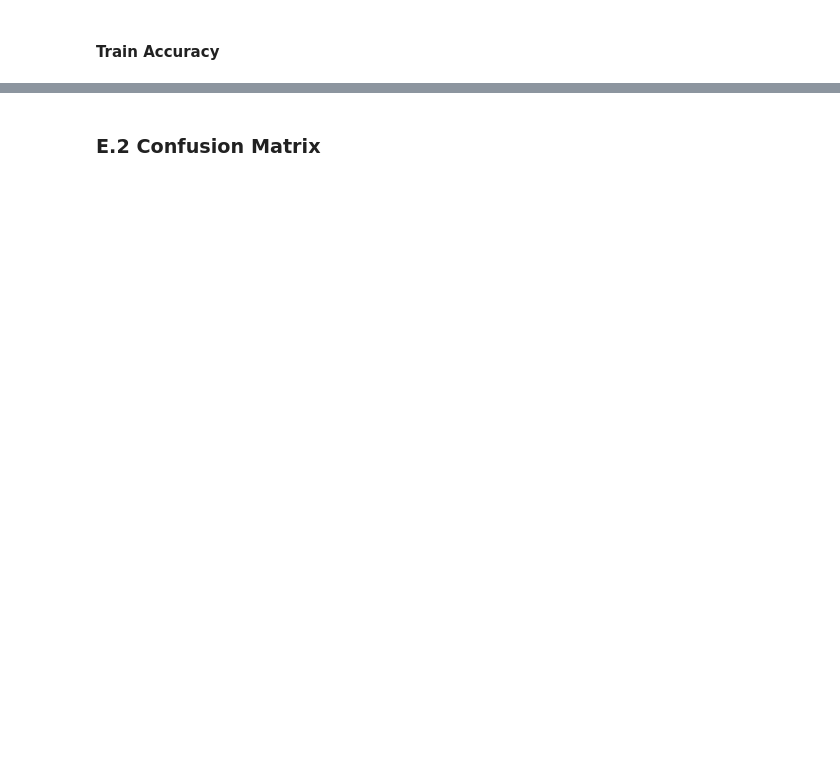
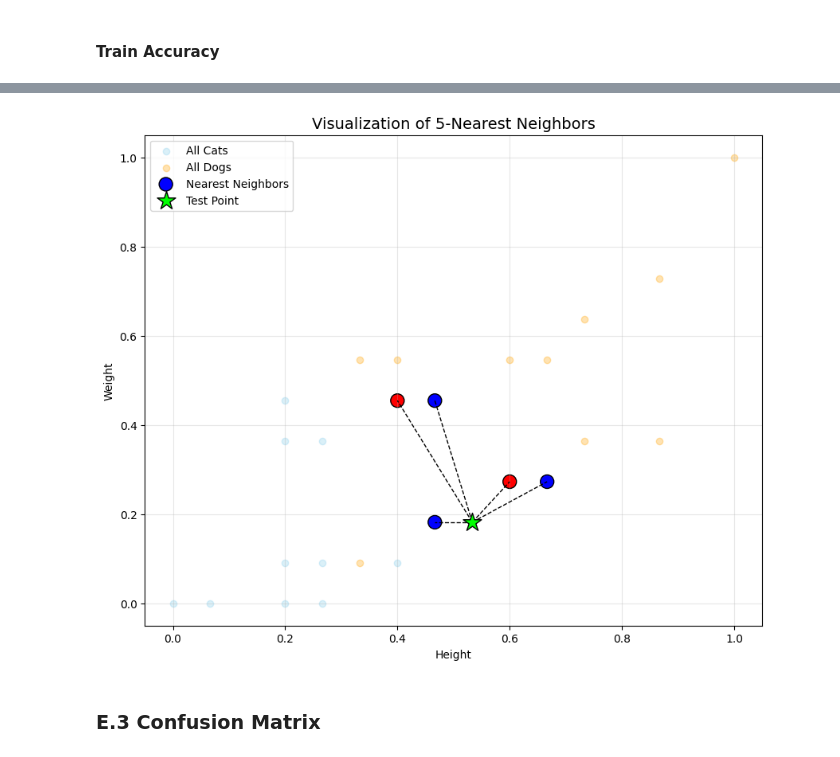
Before and after one commit to HablSank/1Day-1Dataset_MachineLearningProject, a Jupyter notebook: Day-1/KNN (Dogs or Cats)/catsanddogs.ipynb, the cells around one changed output, grey strips where cells are left out. Saved outputs shown, nothing was run; the diff lists cells and outputs as text; code cells hidden in the pictures; blank space fills up the shorter version.

```diff
--- a/Day-1/KNN (Dogs or Cats)/catsanddogs.ipynb
+++ b/Day-1/KNN (Dogs or Cats)/catsanddogs.ipynb
@@ -409,5 +521,56 @@ np.float64(0.84)
+# %%
+def visualize_knn_simple(X_train, y_train, test_point, k=5):
+    # 1. SAFETY CHECK (One-liner for brevity)
+    X_train = X_train.values if hasattr(X_train, 'values') else X_train
+    y_train = y_train.values if hasattr(y_train, 'values') else y_train
+    test_point = test_point.values if hasattr(test_point, 'values') else test_point
+
+    # 2. CALCULATE DISTANCE & FIND NEIGHBORS
+    dists = np.sqrt(np.sum((X_train - test_point)**2, axis=1))
+    neighbor_indices = np.argsort(dists)[:k]
+    neighbors_X = X_train[neighbor_indices]
+    neighbors_y = y_train[neighbor_indices]
+
+    # 3. START PLOTTING
+    plt.figure(figsize=(10, 8))
+
+    # A. Draw Background (All Training Data)
+    # Use loop to keep code short
+    for label, color, name in [(0, 'skyblue', 'Cat'), (1, 'orange', 'Dog')]:
+        subset = X_train[y_train == label]
+        plt.scatter(subset[:, 0], subset[:, 1], color=color, alpha=0.3, label=f'All {name}s')
+
+    # B. Draw Spider Lines
+    # Drawn first so lines appear BEHIND the points
+    for i in range(k):
+        plt.plot([test_point[0], neighbors_X[i, 0]], [test_point[1], neighbors_X[i, 1]],
+                 color='black', linestyle='--', linewidth=1)
+
+    # C. Draw Neighbor Points
+    # Create automatic color list: If 0=Blue, 1=Red
+    neighbor_colors = ['blue' if y == 0 else 'red' for y in neighbors_y]
+    plt.scatter(neighbors_X[:, 0], neighbors_X[:, 1], c=neighbor_colors,
+                s=150, edgecolor='black', label='Nearest Neighbors')
+
+    # D. Draw Test Data (Green Star)
+    plt.scatter(test_point[0], test_point[1], color='lime', marker='*',
+                s=300, edgecolor='black', label='Test Point', zorder=10)
+
+    # Graph Styling
+    plt.title(f'Visualization of {k}-Nearest Neighbors', fontsize=14)
+    plt.xlabel('Height')
+    plt.ylabel('Weight')
+    plt.legend()
+    plt.grid(True, alpha=0.3)
+    plt.show()
+
+# --- USAGE ---
+# Pick 1 random test data sample (e.g., index 6)
+visualize_knn_simple(X_train, y_train, X_test.iloc[6], k=5)
+# %% [output]
+[figure, added]
 # %% [markdown]
-### E.2 Confusion Matrix
+### E.3 Confusion Matrix
 # %%
 pred_array = np.array(y_pred_test)
 test_array = np.array(y_test)
```
Also changed, not shown: parts of 21 cells of this notebook.
